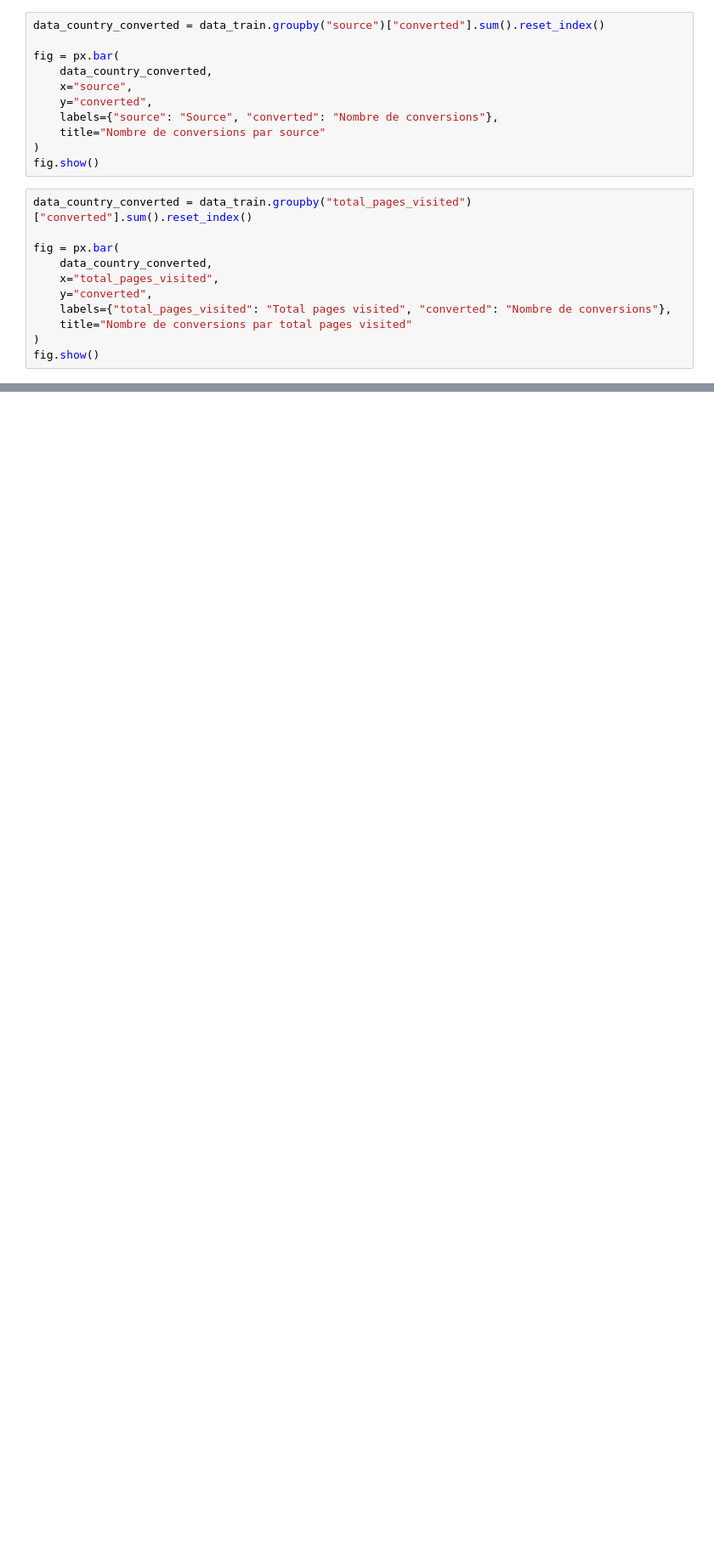
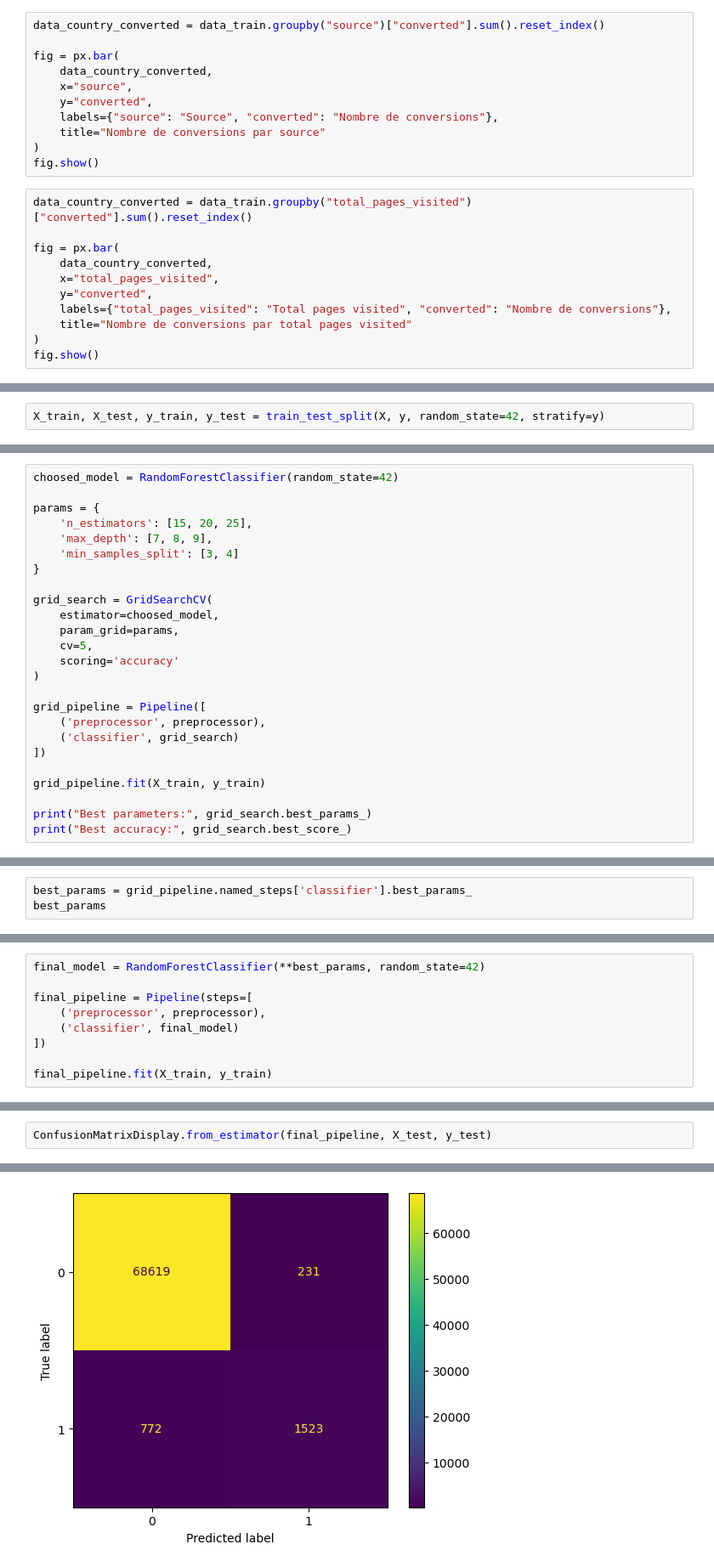
Before and after one commit to Quentin-qha/Jedha, a Jupyter notebook: 05_supervised_machine_learning/convertion_rate.ipynb, the cells around one changed output, grey strips where cells are left out. Shown at 85% size. Drawn from its saved outputs; the diff is of its cells as text; blank space fills up the shorter version.

Commit message:
Seconde step ML - project

```diff
--- a/05_supervised_machine_learning/convertion_rate.ipynb
+++ b/05_supervised_machine_learning/convertion_rate.ipynb
@@ -133,0 +179,2 @@ fig.show()
+# %%
+X_train, X_test, y_train, y_test = train_test_split(X, y, random_state=42, stratify=y)
@@ -133,0 +269,25 @@ fig.show()
+# %%
+choosed_model = RandomForestClassifier(random_state=42)
+
+params = {
+    'n_estimators': [15, 20, 25],
+    'max_depth': [7, 8, 9],
+    'min_samples_split': [3, 4]
+}
+
+grid_search = GridSearchCV(
+    estimator=choosed_model,
+    param_grid=params,
+    cv=5,
+    scoring='accuracy'
+)
+
+grid_pipeline = Pipeline([
+    ('preprocessor', preprocessor),
+    ('classifier', grid_search)
+])
+
+grid_pipeline.fit(X_train, y_train)
+
+print("Best parameters:", grid_search.best_params_)
+print("Best accuracy:", grid_search.best_score_)
@@ -133,0 +297,3 @@ fig.show()
+# %%
+best_params = grid_pipeline.named_steps['classifier'].best_params_
+best_params
@@ -133,0 +302,9 @@ fig.show()
+# %%
+final_model = RandomForestClassifier(**best_params, random_state=42)
+
+final_pipeline = Pipeline(steps=[
+    ('preprocessor', preprocessor),
+    ('classifier', final_model)
+])
+
+final_pipeline.fit(X_train, y_train)
@@ -133,0 +339,3 @@ fig.show()
+# %%
+ConfusionMatrixDisplay.from_estimator(final_pipeline, X_test, y_test)
+# %% [output]
@@ -133,0 +343 @@ fig.show()
+[figure, added]
```
Also changed, not shown: parts of 16 cells of this notebook.
